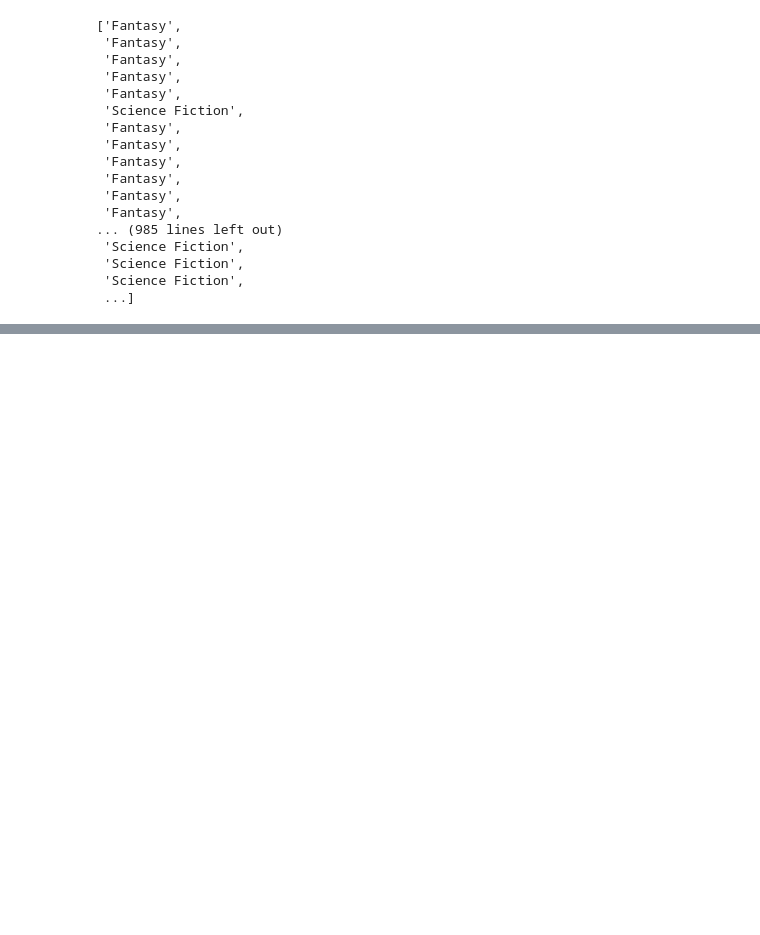
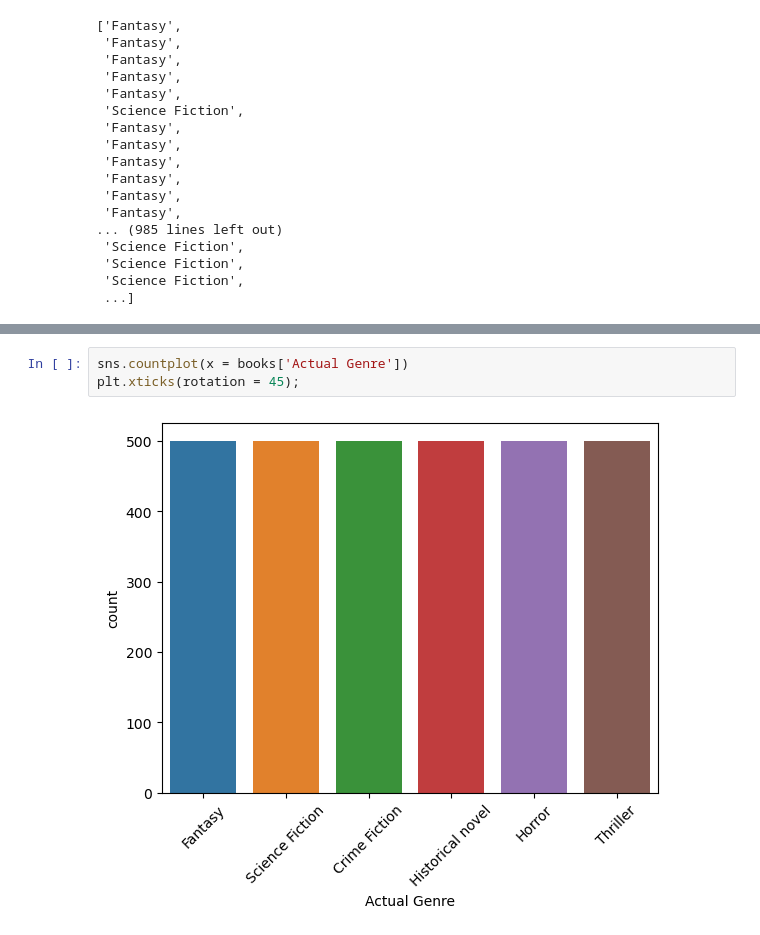
Before and after one commit to lawalsegun2025/book_genre_classification, a Jupyter notebook: book_genre_classification.ipynb, the cells around one changed output, grey strips where cells are left out. Saved outputs shown, nothing was run; the diff lists cells and outputs as text; blank space fills up the shorter version.

```diff
--- a/book_genre_classification.ipynb
+++ b/book_genre_classification.ipynb
@@ -726,0 +767,5 @@ books.head()
+# %%
+sns.countplot(x = books['Actual Genre'])
+plt.xticks(rotation = 45);
+# %% [output]
+[figure, added]
```
Also changed, not shown: parts of 5 cells of this notebook, 1 other file.
